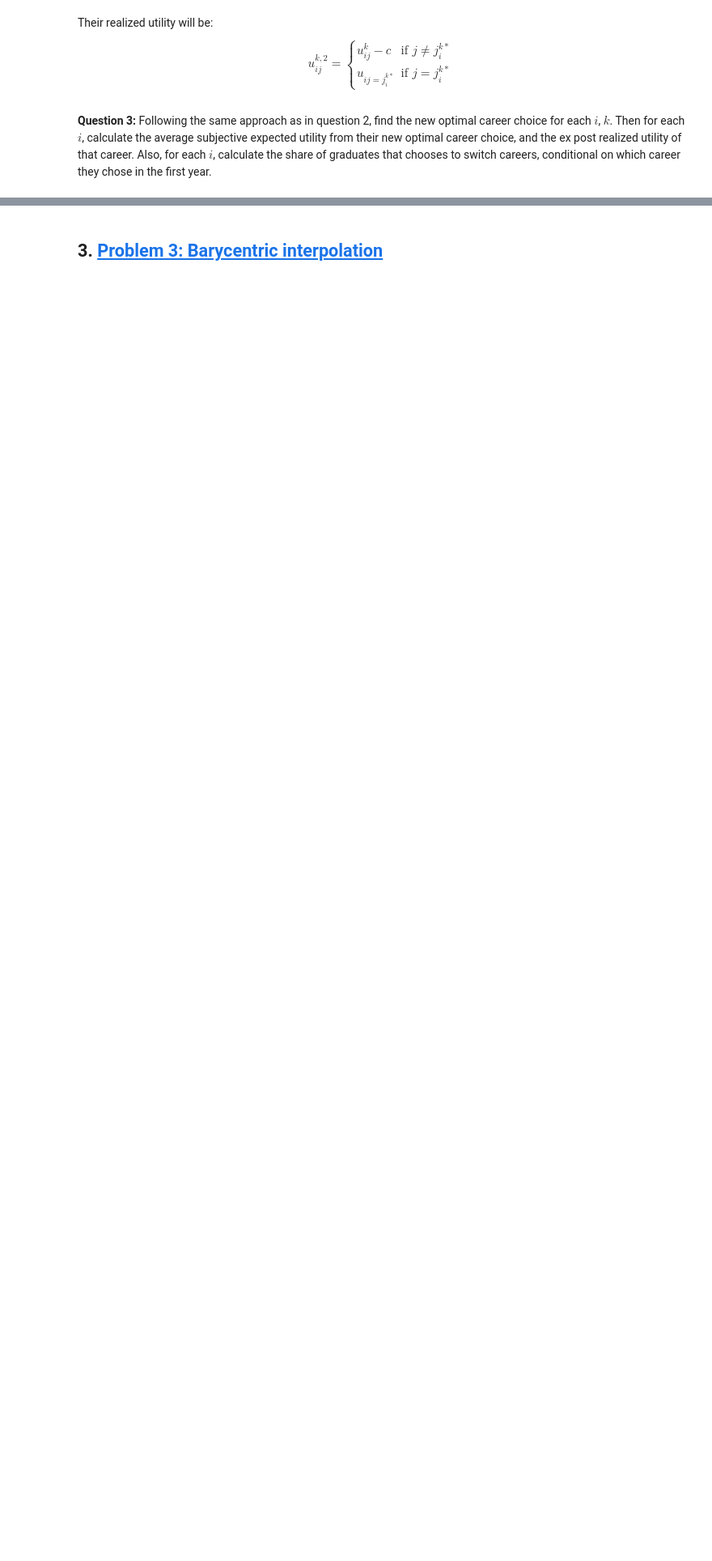
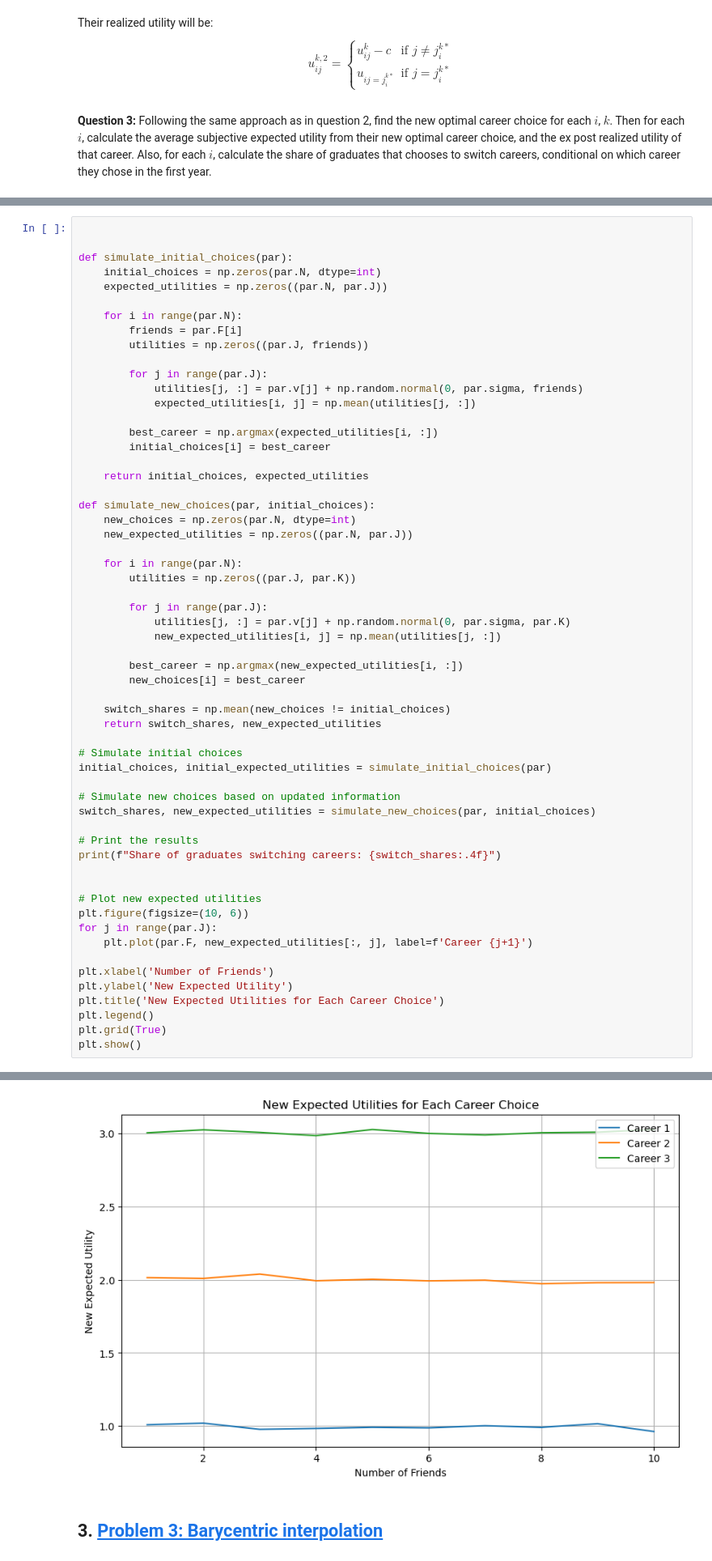
Before and after one commit to NumEconCopenhagen/projects-2024-rasmus, a Jupyter notebook: examproject/exam_2024.ipynb, the cells around one changed output, grey strips where cells are left out. Shown at 81% size. Cells and saved outputs as stored; diff of their text form; blank space fills up the shorter version.

```diff
--- a/examproject/exam_2024.ipynb
+++ b/examproject/exam_2024.ipynb
@@ -469,0 +457,59 @@ $$
+# %%
+
+
+def simulate_initial_choices(par):
+    initial_choices = np.zeros(par.N, dtype=int)
+    expected_utilities = np.zeros((par.N, par.J))
+
+    for i in range(par.N):
+        friends = par.F[i]
+        utilities = np.zeros((par.J, friends))
+
+        for j in range(par.J):
+            utilities[j, :] = par.v[j] + np.random.normal(0, par.sigma, friends)
+            expected_utilities[i, j] = np.mean(utilities[j, :])
+
+        best_career = np.argmax(expected_utilities[i, :])
+        initial_choices[i] = best_career
+
+    return initial_choices, expected_utilities
+
+def simulate_new_choices(par, initial_choices):
+    new_choices = np.zeros(par.N, dtype=int)
+    new_expected_utilities = np.zeros((par.N, par.J))
+
+    for i in range(par.N):
+        utilities = np.zeros((par.J, par.K))
+
+        for j in range(par.J):
+            utilities[j, :] = par.v[j] + np.random.normal(0, par.sigma, par.K)
+            new_expected_utilities[i, j] = np.mean(utilities[j, :])
+
+        best_career = np.argmax(new_expected_utilities[i, :])
+        new_choices[i] = best_career
+
+    switch_shares = np.mean(new_choices != initial_choices)
+    return switch_shares, new_expected_utilities
+
+# Simulate initial choices
+initial_choices, initial_expected_utilities = simulate_initial_choices(par)
+
+# Simulate new choices based on updated information
+switch_shares, new_expected_utilities = simulate_new_choices(par, initial_choices)
+
+# Print the results
+print(f"Share of graduates switching careers: {switch_shares:.4f}")
+
+
+# Plot new expected utilities
+plt.figure(figsize=(10, 6))
+for j in range(par.J):
+    plt.plot(par.F, new_expected_utilities[:, j], label=f'Career {j+1}')
+
+plt.xlabel('Number of Friends')
+plt.ylabel('New Expected Utility')
+plt.title('New Expected Utilities for Each Career Choice')
+plt.legend()
+plt.grid(True)
+plt.show()
+# %% [output]
@@ -470,3 +517,4 @@ $$
+[figure, added]
 # %% [markdown]
 ## 3. <a id='toc3_'></a>[Problem 3: Barycentric interpolation](#toc0_)
 # %% [markdown]
```
Also changed, not shown: parts of 4 cells of this notebook.
